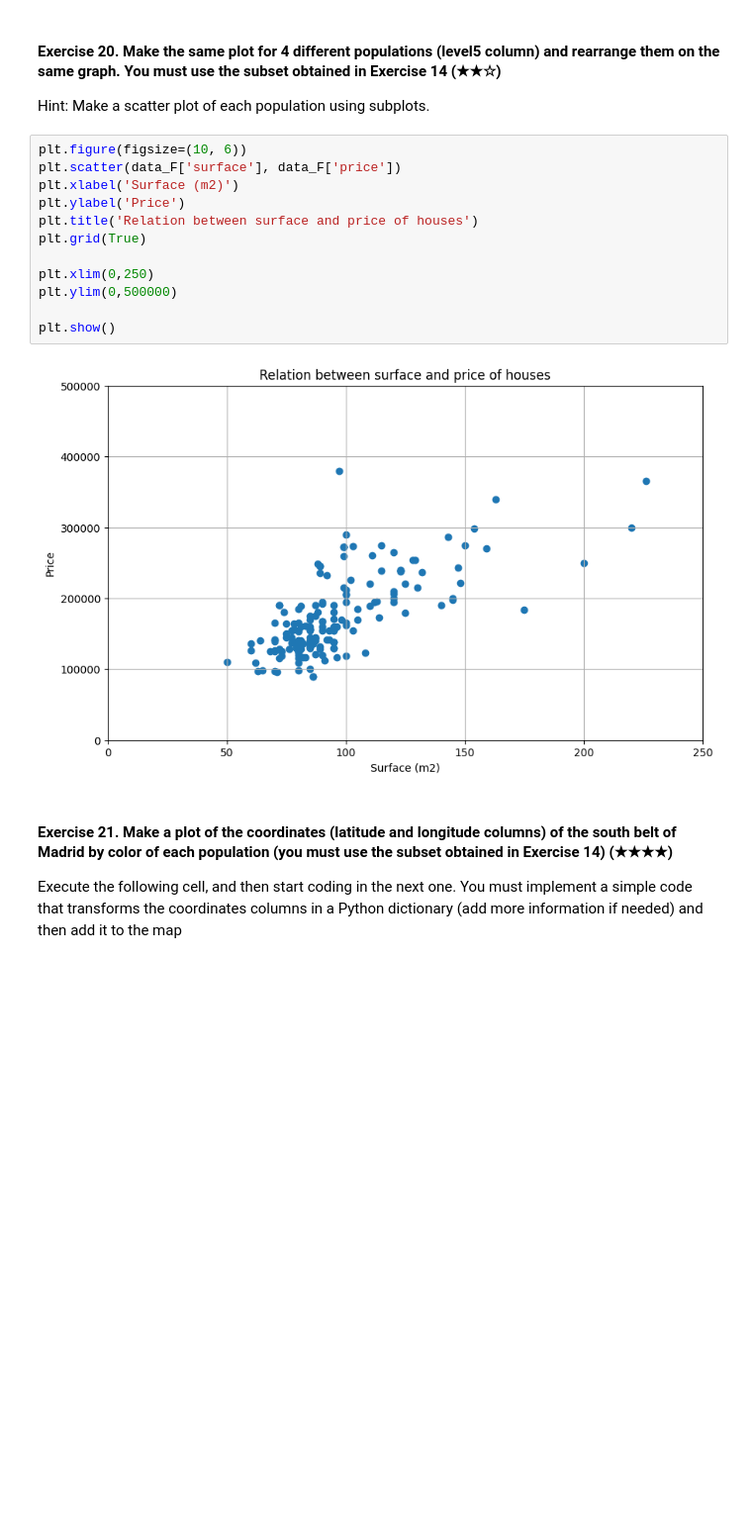
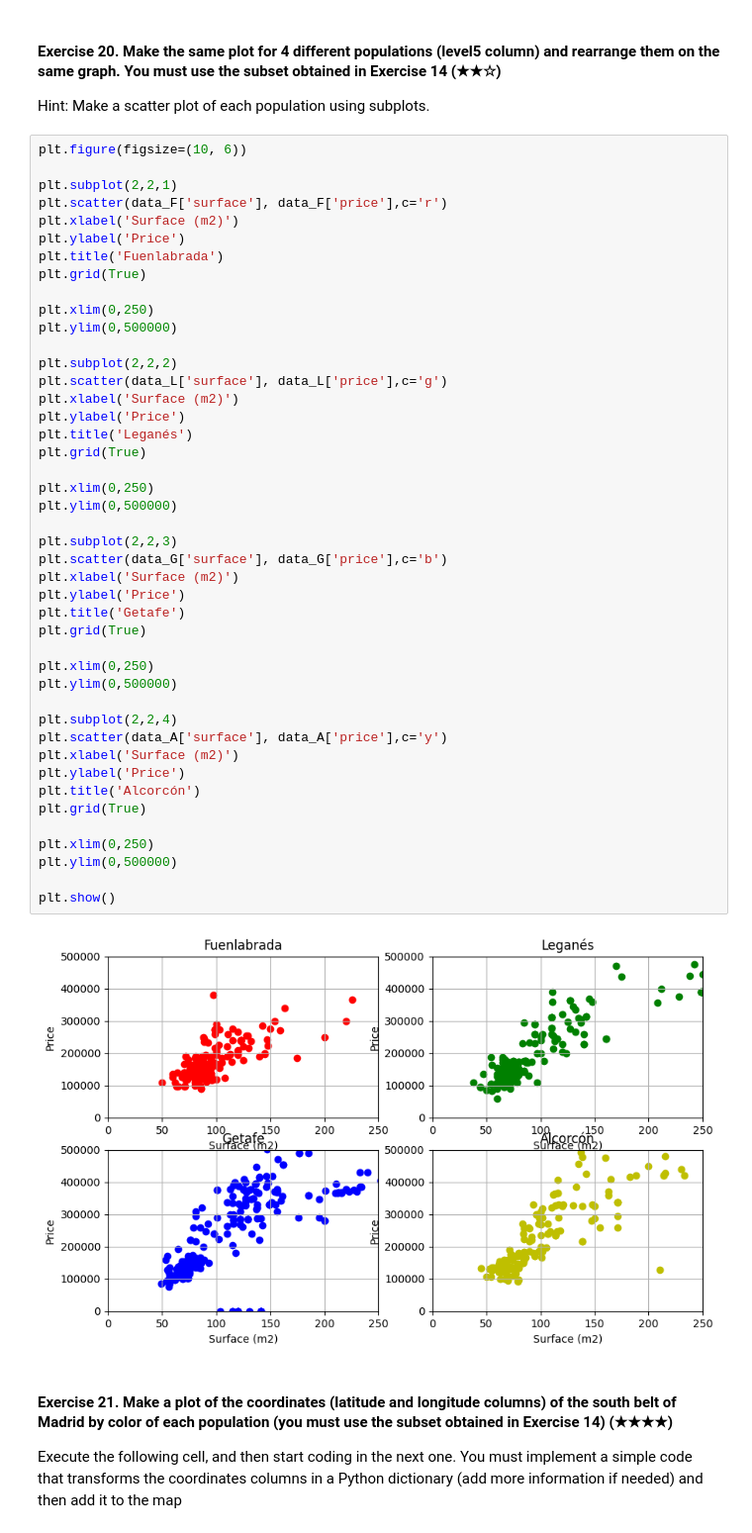
Before and after one commit to remelop03/realestate-datacleanup-exercise, a Jupyter notebook: project.ipynb, the cells around one changed output. Shown at 99% size. Cells and saved outputs as stored; diff of their text form; blank space fills up the shorter version.

Commit message:
graphics exercise 20

```diff
--- a/project.ipynb
+++ b/project.ipynb
@@ -408,18 +408,50 @@ The price per square meter in Getafe is lower than in Alcorcón.
 Hint: Make a scatter plot of each population using subplots.
 # %%
 plt.figure(figsize=(10, 6))
-plt.scatter(data_F['surface'], data_F['price'])
+
+plt.subplot(2,2,1)
+plt.scatter(data_F['surface'], data_F['price'],c='r')
 plt.xlabel('Surface (m2)')
 plt.ylabel('Price')
-plt.title('Relation between surface and price of houses')
+plt.title('Fuenlabrada')
+plt.grid(True)
+
+plt.xlim(0,250)
+plt.ylim(0,500000)
+
+plt.subplot(2,2,2)
+plt.scatter(data_L['surface'], data_L['price'],c='g')
+plt.xlabel('Surface (m2)')
+plt.ylabel('Price')
+plt.title('Leganés')
+plt.grid(True)
+
+plt.xlim(0,250)
+plt.ylim(0,500000)
+
+plt.subplot(2,2,3)
+plt.scatter(data_G['surface'], data_G['price'],c='b')
+plt.xlabel('Surface (m2)')
+plt.ylabel('Price')
+plt.title('Getafe')
+plt.grid(True)
+
+plt.xlim(0,250)
+plt.ylim(0,500000)
+
+plt.subplot(2,2,4)
+plt.scatter(data_A['surface'], data_A['price'],c='y')
+plt.xlabel('Surface (m2)')
+plt.ylabel('Price')
+plt.title('Alcorcón')
 plt.grid(True)
 
 plt.xlim(0,250)
 plt.ylim(0,500000)
 
 plt.show()
 # %% [output]
-[figure, old version]
+[figure, new version]
 # %% [markdown]
 #### Exercise 21. Make a plot of the coordinates (latitude and longitude columns) of the south belt of Madrid by color of each population (you must use the subset obtained in Exercise 14) (★★★★)
 
```
